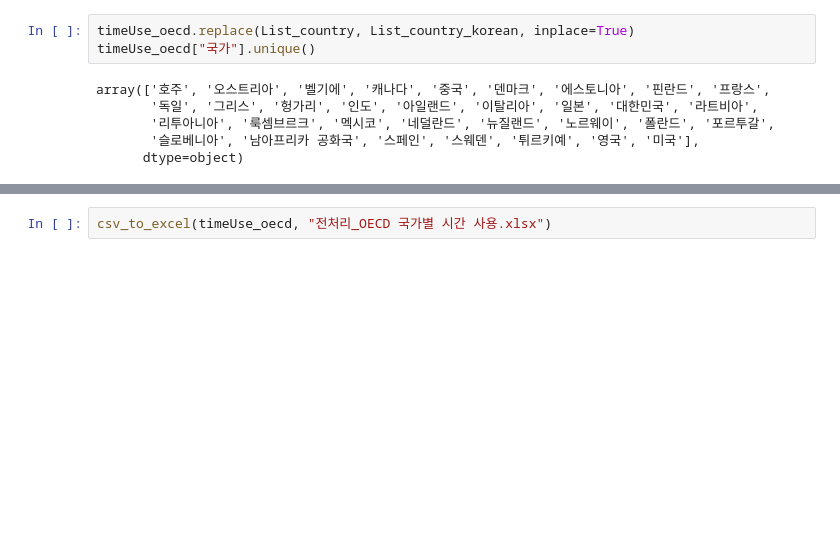
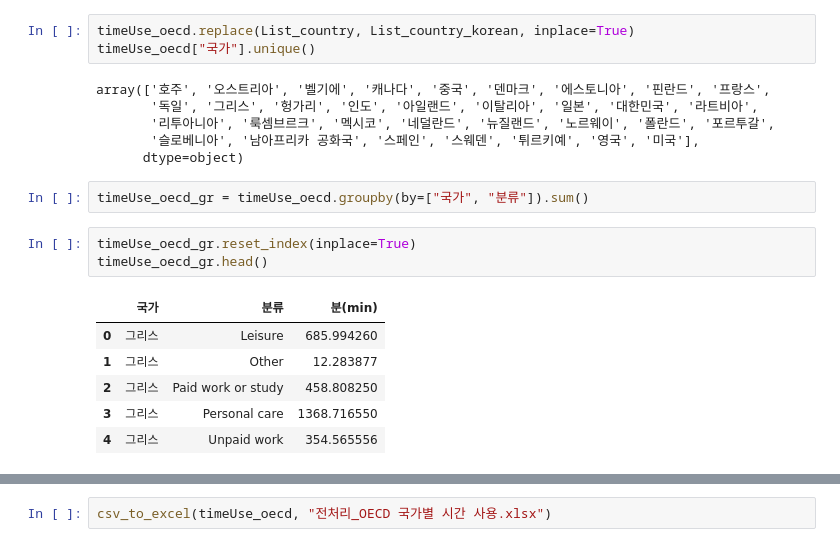
Before and after one commit to nyeokinyeoki/Toy-Projects-with-Tableau, a Jupyter notebook: Side_pro_leis.ipynb, the cells around one changed output, grey strips where cells are left out. Saved outputs shown, nothing was run; the diff lists cells and outputs as text; blank space fills up the shorter version.

```diff
--- a/Side_pro_leis.ipynb
+++ b/Side_pro_leis.ipynb
@@ -200,3 +200,15 @@ array(['호주', '오스트리아', '벨기에', '캐나다', '중국', '덴마
        '리투아니아', '룩셈브르크', '멕시코', '네덜란드', '뉴질랜드', '노르웨이', '폴란드', '포르투갈',
        '슬로베니아', '남아프리카 공화국', '스페인', '스웨덴', '튀르키예', '영국', '미국'],
       dtype=object)
+# %%
+timeUse_oecd_gr = timeUse_oecd.groupby(by=["국가", "분류"]).sum()
+# %%
+timeUse_oecd_gr.reset_index(inplace=True)
+timeUse_oecd_gr.head()
+# %% [output]
+|  | 국가 | 분류 | 분(min) |
+| 0 | 그리스 | Leisure | 685.994260 |
+| 1 | 그리스 | Other | 12.283877 |
+| 2 | 그리스 | Paid work or study | 458.808250 |
+| 3 | 그리스 | Personal care | 1368.716550 |
+| 4 | 그리스 | Unpaid work | 354.565556 |
```
Also changed, not shown: parts of 6 cells of this notebook, 1 other file.
